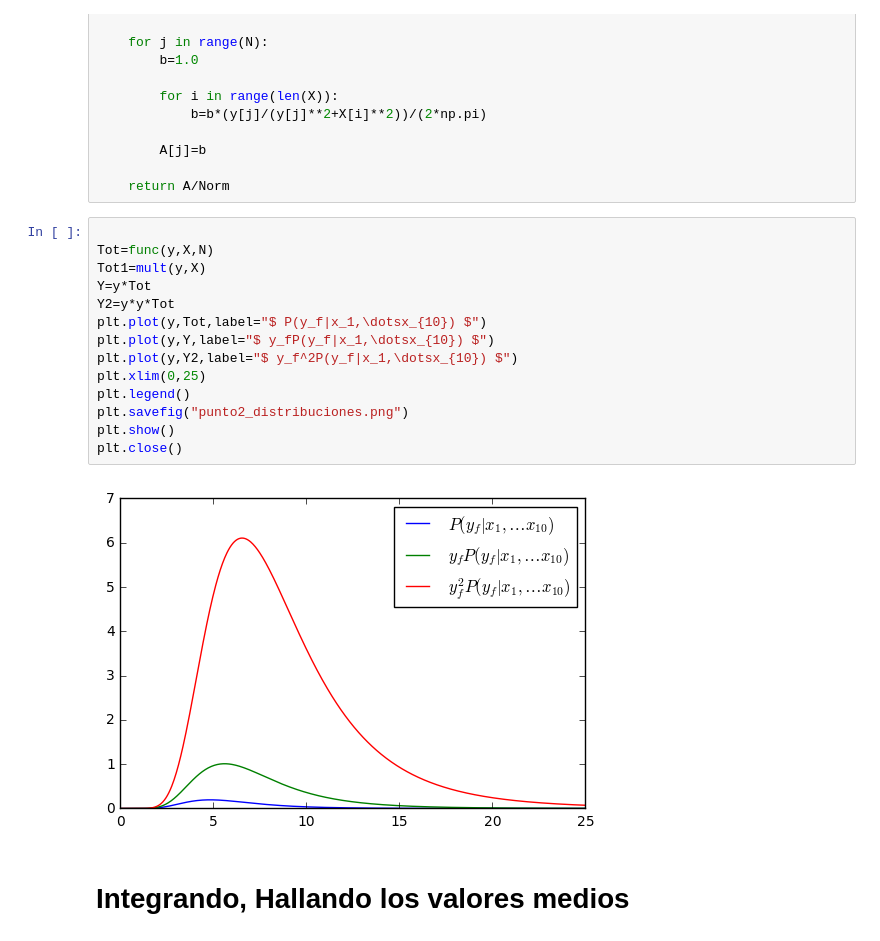
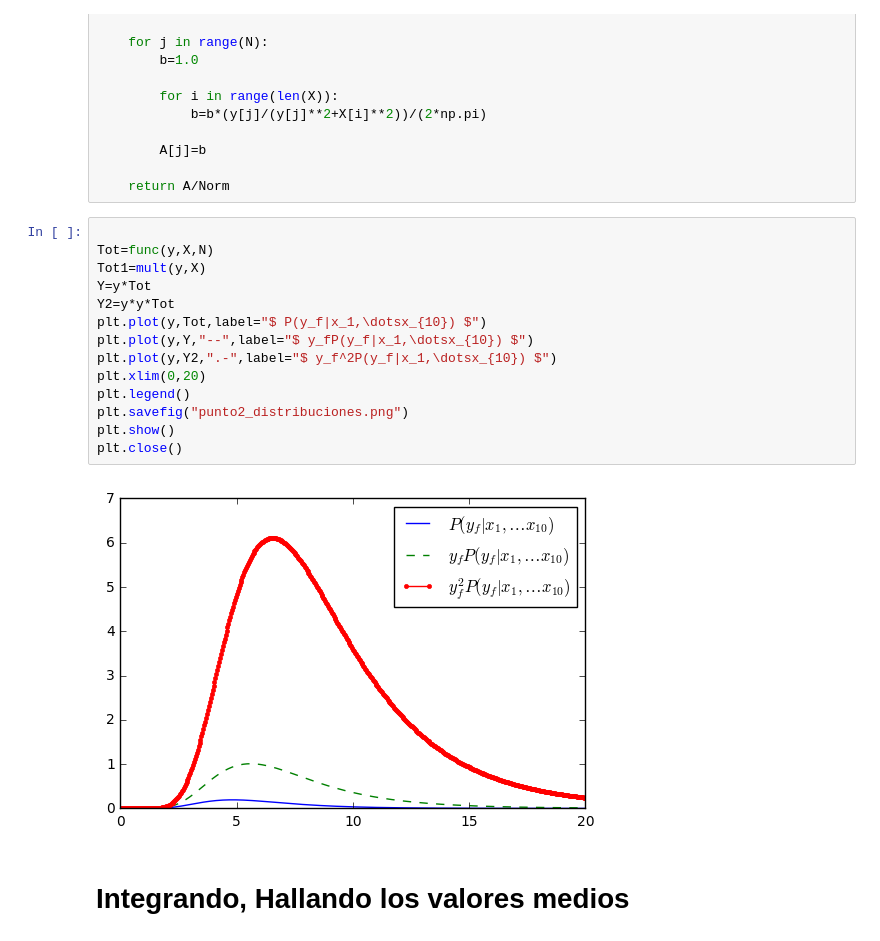
Before and after one commit to daniel-lozano/prueba, a Jupyter notebook: Teo_info/Tarea_2_TEO_INFO.ipynb, the cells around one changed output. Drawn from its saved outputs; the diff is of its cells as text.

```diff
--- a/Teo_info/Tarea_2_TEO_INFO.ipynb
+++ b/Teo_info/Tarea_2_TEO_INFO.ipynb
@@ -44,19 +44,19 @@ def func(y,X,N):
 # %%
 
 Tot=func(y,X,N)
 Tot1=mult(y,X)
 Y=y*Tot
 Y2=y*y*Tot
 plt.plot(y,Tot,label="$ P(y_f|x_1,\dotsx_{10}) $")
-plt.plot(y,Y,label="$ y_fP(y_f|x_1,\dotsx_{10}) $")
-plt.plot(y,Y2,label="$ y_f^2P(y_f|x_1,\dotsx_{10}) $")
-plt.xlim(0,25)
+plt.plot(y,Y,"--",label="$ y_fP(y_f|x_1,\dotsx_{10}) $")
+plt.plot(y,Y2,".-",label="$ y_f^2P(y_f|x_1,\dotsx_{10}) $")
+plt.xlim(0,20)
 plt.legend()
 plt.savefig("punto2_distribuciones.png")
 plt.show()
 plt.close()
 # %% [output]
-[figure, old version]
+[figure, new version]
 # %% [markdown]
 # Integrando, Hallando los valores medios
 # %%
```
Also changed, not shown: 35 other files.
